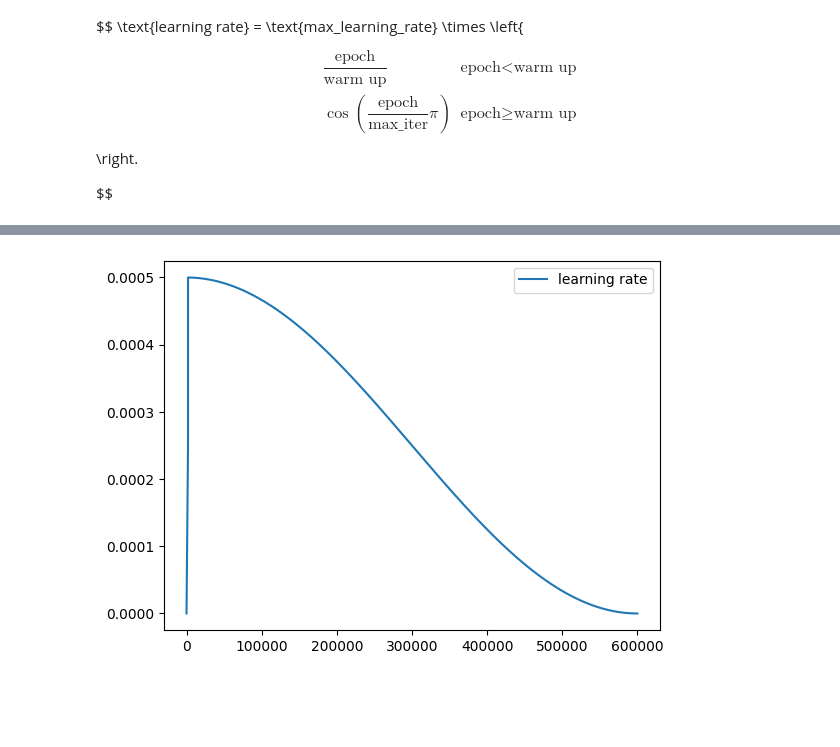
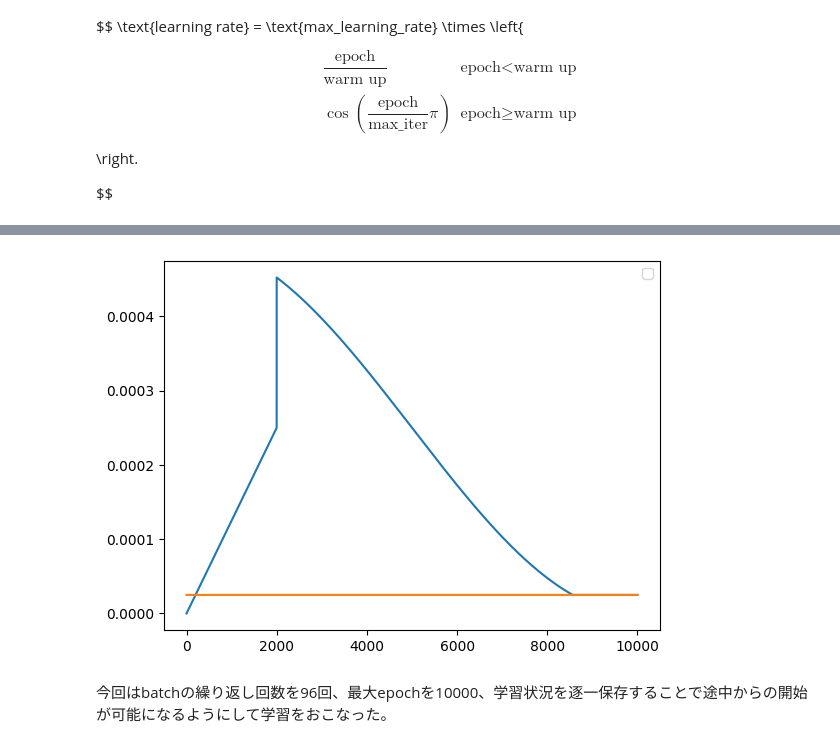
Before and after one commit to SuperHotDogCat/Attention-from-scratch, a Jupyter notebook: GPT_from_scratch.ipynb, the cells around one changed output, grey strips where cells are left out. Cells and saved outputs as stored; diff of their text form; code cells hidden in the pictures; blank space fills up the shorter version.

```diff
--- a/GPT_from_scratch.ipynb
+++ b/GPT_from_scratch.ipynb
@@ -398,20 +409,24 @@ $$
 # %%
 lr_max = 2.5e-4
-min_lr = 6e-5
+min_lr = 2.5e-5
+max_iters = 10000
 def get_lr(cur_iter):
     #cur_iter現在のiteration
     if cur_iter < warmup_iters:
         return lr_max * cur_iter / warmup_iters
-    return (lr_max * (np.cos(cur_iter / max_iters * np.pi) + 1))
+    return max(lr_max * (np.cos(cur_iter / max_iters * np.pi) + 1), min_lr)
 # %%
 import matplotlib.pyplot as plt
-iteration = np.arange(600000+1)
+iteration = np.arange(max_iters+1)
 lr = np.array([get_lr(i) for i in iteration])
 plt.plot(iteration, lr)
-plt.legend(["learning rate"])
+plt.plot(iteration, [min_lr]*len(iteration))
+plt.legend(["learning rate"],["min_lr"])
 plt.show()
 # %% [output]
-[figure, old version]
+[figure, new version]
+# %% [markdown]
+今回はbatchの繰り返し回数を96回、最大epochを10000、学習状況を逐一保存することで途中からの開始が可能になるようにして学習をおこなった。<br>
 # %%
 import gc
 from tqdm import tqdm
```
Also changed, not shown: parts of 10 cells of this notebook.
